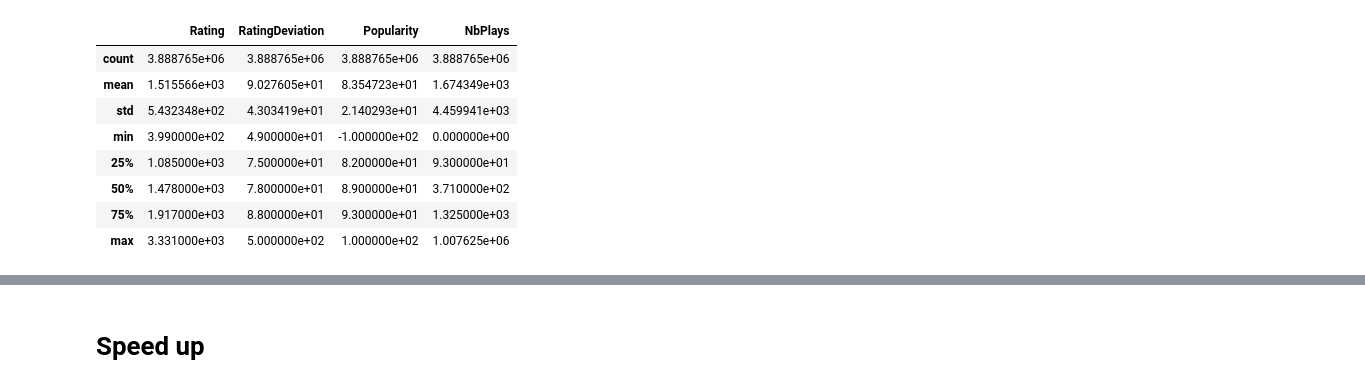
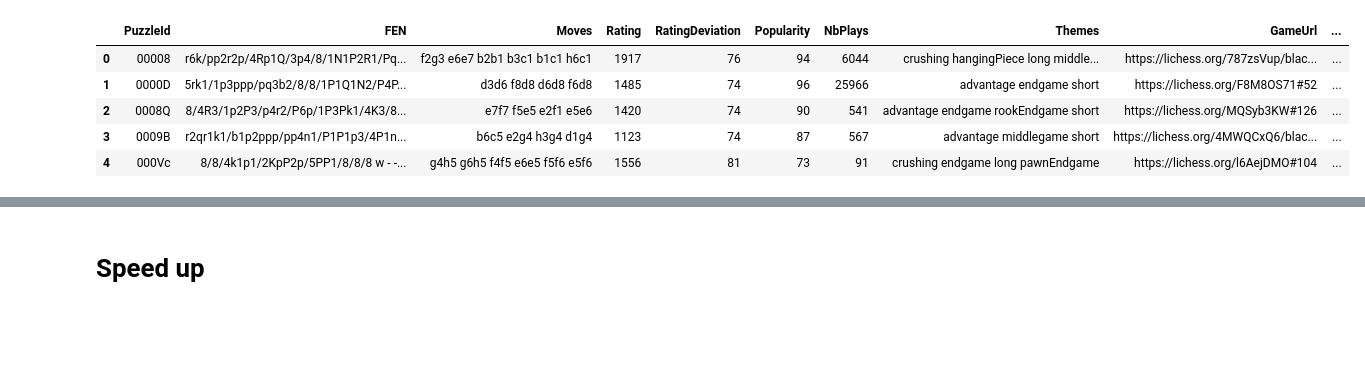
Before and after one commit to marouanetalaa/ChessPredict, a Jupyter notebook: process.ipynb, the cells around one changed output, grey strips where cells are left out. Cells and saved outputs as stored; diff of their text form; code cells hidden in the pictures; blank space fills up the shorter version.

```diff
--- a/process.ipynb
+++ b/process.ipynb
@@ -4,15 +4,12 @@ import numpy as np
 # %%
 df=pd.read_csv('../data/lichess_db_puzzle.csv')
 # %%
-df.describe()
+df.head()
 # %% [output]
-|  | Rating | RatingDeviation | Popularity | NbPlays |
-| count | 3.888765e+06 | 3.888765e+06 | 3.888765e+06 | 3.888765e+06 |
-| mean | 1.515566e+03 | 9.027605e+01 | 8.354723e+01 | 1.674349e+03 |
-| std | 5.432348e+02 | 4.303419e+01 | 2.140293e+01 | 4.459941e+03 |
-| min | 3.990000e+02 | 4.900000e+01 | -1.000000e+02 | 0.000000e+00 |
-| 25% | 1.085000e+03 | 7.500000e+01 | 8.200000e+01 | 9.300000e+01 |
-| 50% | 1.478000e+03 | 7.800000e+01 | 8.900000e+01 | 3.710000e+02 |
-| 75% | 1.917000e+03 | 8.800000e+01 | 9.300000e+01 | 1.325000e+03 |
-| max | 3.331000e+03 | 5.000000e+02 | 1.000000e+02 | 1.007625e+06 |
+|  | PuzzleId | FEN | Moves | Rating | RatingDeviation | Popularity | NbPlays | Themes | GameUrl | ... |
+| 0 | 00008 | r6k/pp2r2p/4Rp1Q/3p4/8/1N1P2R1/Pq... | f2g3 e6e7 b2b1 b3c1 b1c1 h6c1 | 1917 | 76 | 94 | 6044 | crushing hangingPiece long middle... | https://lichess.org/787zsVup/blac... | ... |
+| 1 | 0000D | 5rk1/1p3ppp/pq3b2/8/8/1P1Q1N2/P4P... | d3d6 f8d8 d6d8 f6d8 | 1485 | 74 | 96 | 25966 | advantage endgame short | https://lichess.org/F8M8OS71#52 | ... |
+| 2 | 0008Q | 8/4R3/1p2P3/p4r2/P6p/1P3Pk1/4K3/8... | e7f7 f5e5 e2f1 e5e6 | 1420 | 74 | 90 | 541 | advantage endgame rookEndgame short | https://lichess.org/MQSyb3KW#126 | ... |
+| 3 | 0009B | r2qr1k1/b1p2ppp/pp4n1/P1P1p3/4P1n... | b6c5 e2g4 h3g4 d1g4 | 1123 | 74 | 87 | 567 | advantage middlegame short | https://lichess.org/4MWQCxQ6/blac... | ... |
+| 4 | 000Vc | 8/8/4k1p1/2KpP2p/5PP1/8/8/8 w - -... | g4h5 g6h5 f4f5 e6e5 f5f6 e5f6 | 1556 | 81 | 73 | 91 | crushing endgame long pawnEndgame | https://lichess.org/l6AejDMO#104 | ... |
 # %%
```
Also changed, not shown: parts of 19 cells of this notebook.
